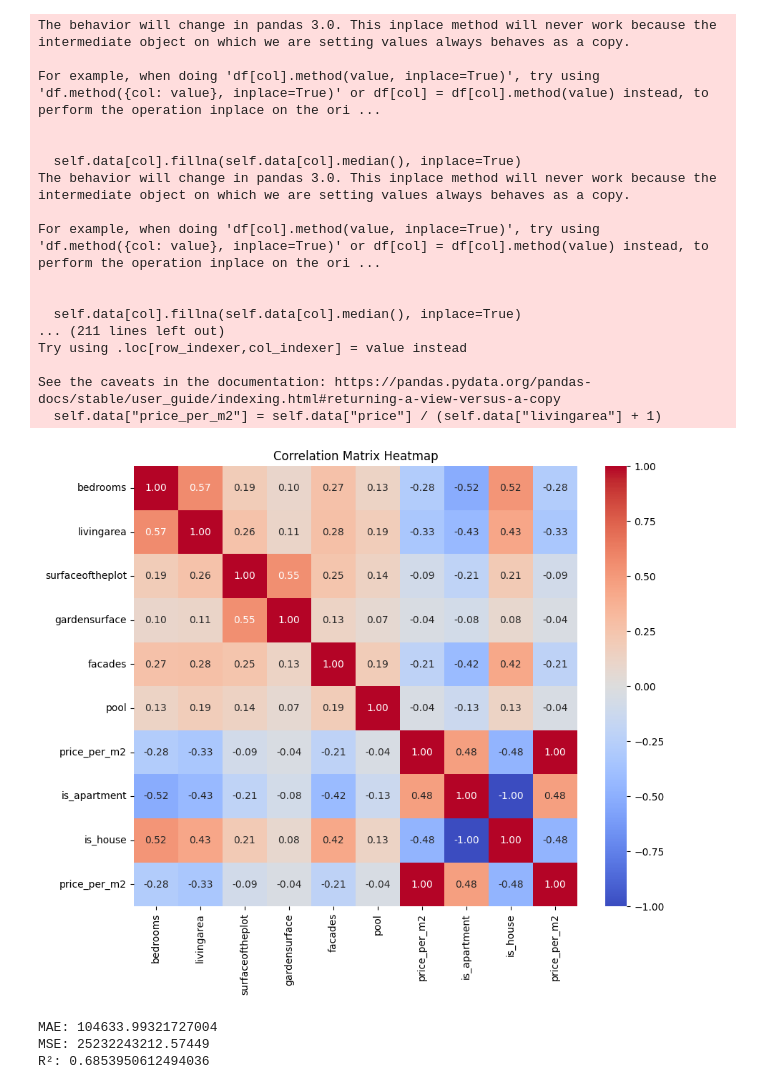
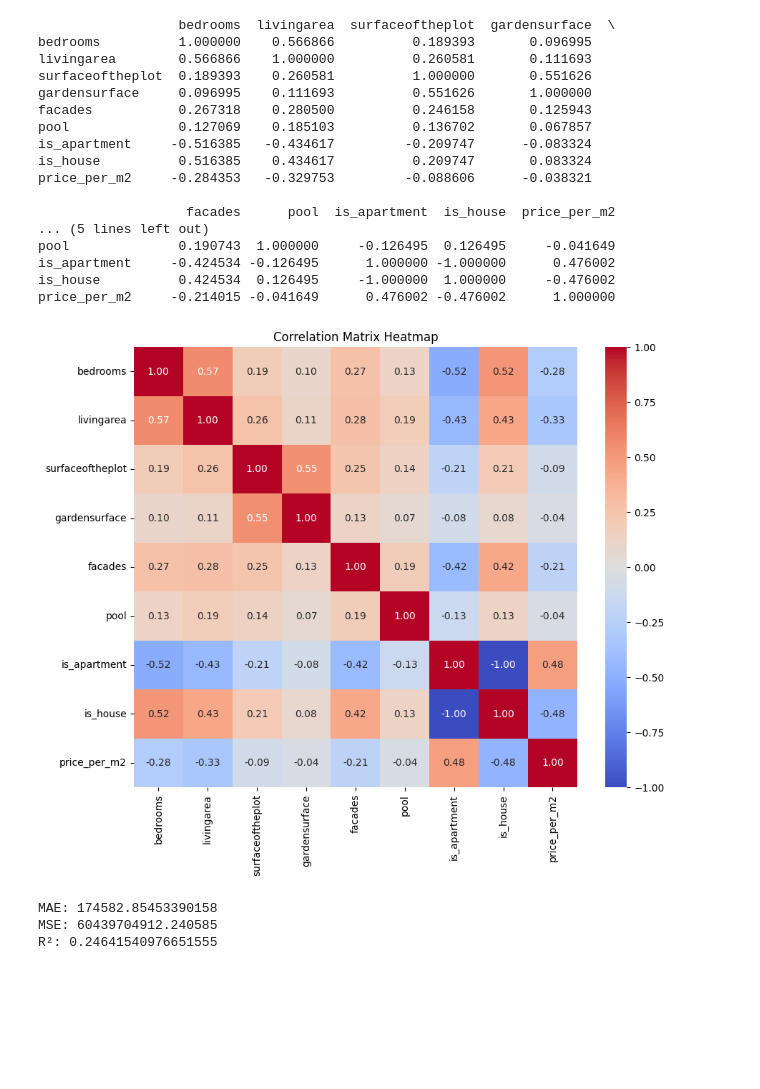
Before and after one commit to elsagk/Immo_Eliza_regression, a Jupyter notebook: ML/try.ipynb, the cells around one changed output. Drawn from its saved outputs; the diff is of its cells as text; code cells hidden in the pictures; blank space fills up the shorter version.

```diff
--- a/ML/try.ipynb
+++ b/ML/try.ipynb
@@ -18,10 +18,10 @@ class LinearRegressionModel:
         """
         self.data = data
         self.model = LinearRegression()
-        # self.model = Pipeline([
-        #     ("scaler", StandardScaler()),  # of scaling (optional, based on the model)
-        #     ("regressor", LinearRegression())  # The model
-        #])
+        self.model = Pipeline([
+            ("scaler", StandardScaler()),  # of scaling (optional, based on the model)
+            ("model", LinearRegression())  # The model
+        ])
         self.cleaner()
         self.feature_engineering()
 
@@ -58,7 +58,7 @@ class LinearRegressionModel:
             "gardensurface",
             "facades",
             "pool",
-            "price_per_m2",
+            #"price_per_m2",
             "is_apartment",
             "is_house",
         ]
@@ -146,21 +146,21 @@ price_per_m2          1.000000
-The behavior will change in pandas 3.0. This inplace method will never work because the intermediate object on which we are setting values always behaves as a copy.
+                  bedrooms  livingarea  surfaceoftheplot  gardensurface  \
+bedrooms          1.000000    0.566866          0.189393       0.096995
+livingarea        0.566866    1.000000          0.260581       0.111693
+surfaceoftheplot  0.189393    0.260581          1.000000       0.551626
+gardensurface     0.096995    0.111693          0.551626       1.000000
+facades           0.267318    0.280500          0.246158       0.125943
+pool              0.127069    0.185103          0.136702       0.067857
+is_apartment     -0.516385   -0.434617         -0.209747      -0.083324
+is_house          0.516385    0.434617          0.209747       0.083324
+price_per_m2     -0.284353   -0.329753         -0.088606      -0.038321
 
-For example, when doing 'df[col].method(value, inplace=True)', try using 'df.method({col: value}, inplace=True)' or df[col] = df[col].method(value) instead, to perform the operation inplace on the ori ...
-
-
-  self.data[col].fillna(self.data[col].median(), inplace=True)
-The behavior will change in pandas 3.0. This inplace method will never work because the intermediate object on which we are setting values always behaves as a copy.
-
-For example, when doing 'df[col].method(value, inplace=True)', try using 'df.method({col: value}, inplace=True)' or df[col] = df[col].method(value) instead, to perform the operation inplace on the ori ...
-
-
-  self.data[col].fillna(self.data[col].median(), inplace=True)
-... (211 lines left out)
-Try using .loc[row_indexer,col_indexer] = value instead
-
-See the caveats in the documentation: https://pandas.pydata.org/pandas-docs/stable/user_guide/indexing.html#returning-a-view-versus-a-copy
-  self.data["price_per_m2"] = self.data["price"] / (self.data["livingarea"] + 1)
+                   facades      pool  is_apartment  is_house  price_per_m2
+... (5 lines left out)
+pool              0.190743  1.000000     -0.126495  0.126495     -0.041649
+is_apartment     -0.424534 -0.126495      1.000000 -1.000000      0.476002
+is_house          0.424534  0.126495     -1.000000  1.000000     -0.476002
+price_per_m2     -0.214015 -0.041649      0.476002 -0.476002      1.000000
-[figure, old version]
+[figure, new version]
-MAE: 104633.99321727004
-MSE: 25232243212.57449
-R²: 0.6853950612494036
+MAE: 174582.85453390158
+MSE: 60439704912.240585
+R²: 0.24641540976651555
```
Also changed, not shown: parts of 1 cell of this notebook, 1 other file.
